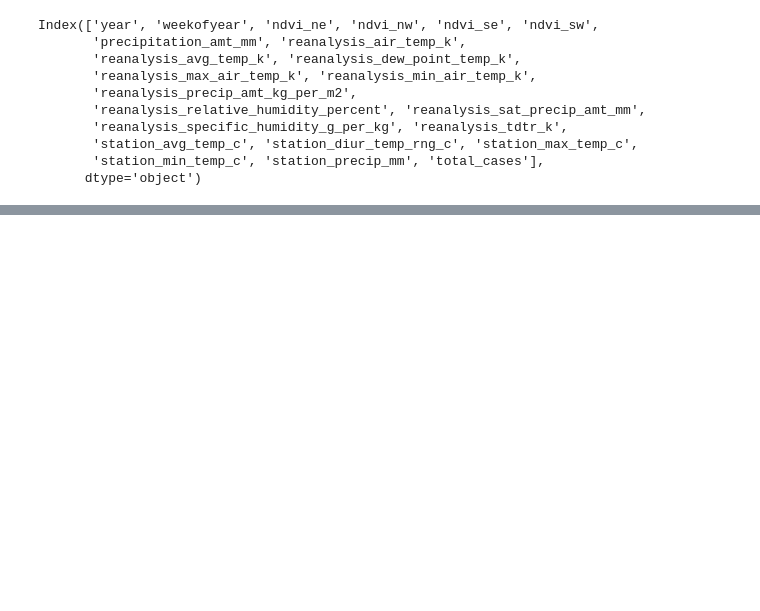
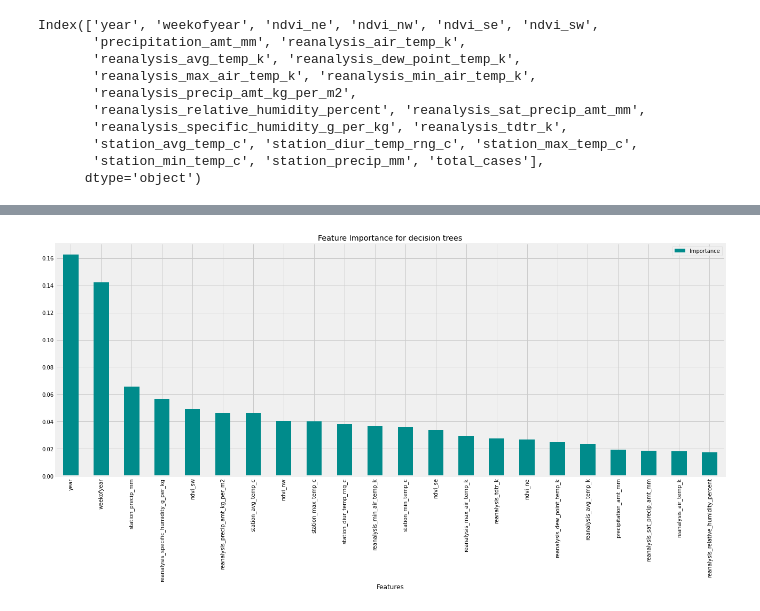
Before and after one commit to Mjcherono/Predicting-Disease-Spread, a Jupyter notebook: dengue.ipynb, the cells around one changed output, grey strips where cells are left out. Drawn from its saved outputs; the diff is of its cells as text; code cells hidden in the pictures; blank space fills up the shorter version.

```diff
--- a/dengue.ipynb
+++ b/dengue.ipynb
@@ -1486,0 +1536,9 @@ station_precip_mm
+# %%
+# Getting the feature importance
+
+pd.DataFrame({'Features' : X.columns, 'Importance' : model_iq.feature_importances_})\
+.sort_values(by = 'Importance', ascending = False).set_index('Features')\
+.plot.bar(title = 'Feature Importance for decision trees',figsize = (20, 8), color = 'darkcyan')
+plt.show()
+# %% [output]
+[figure, added]
```
Also changed, not shown: parts of 11 cells of this notebook.
